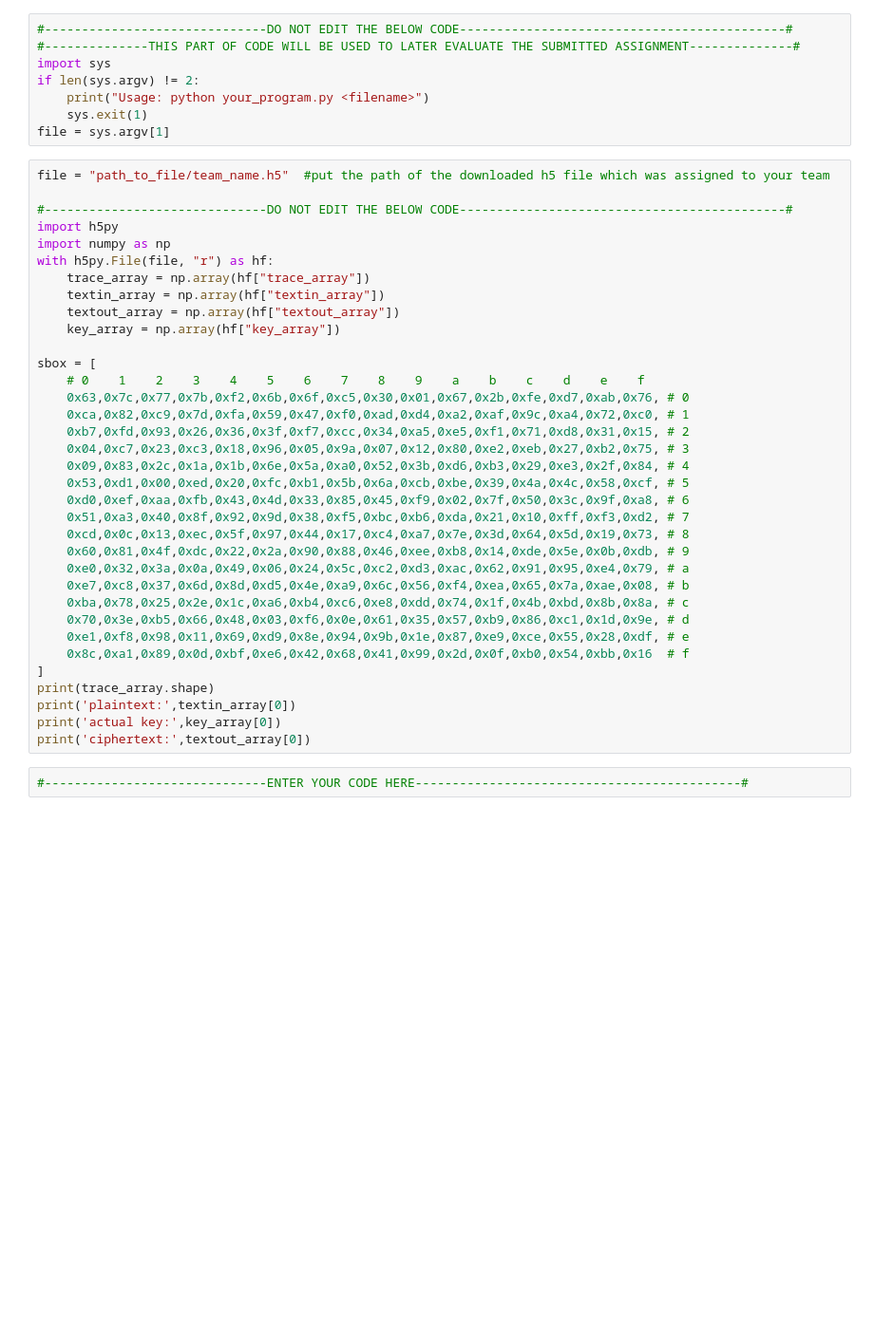
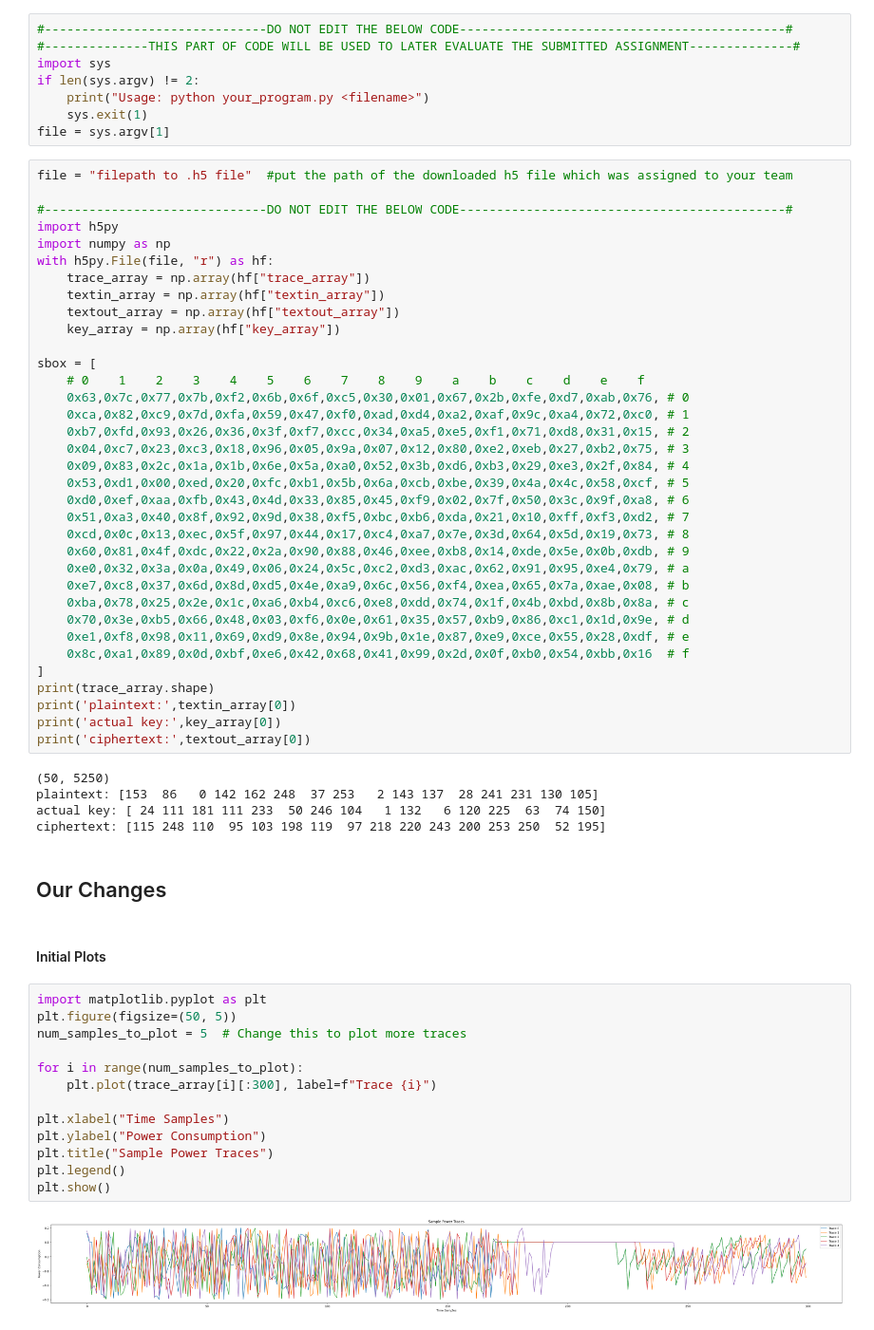
Before and after one commit to bhavdxt10/AES-Correlation-Power-Analysis-PA2, a Jupyter notebook: assignment2.ipynb, the cells around one changed output. Shown at 95% size. Saved outputs shown, nothing was run; the diff lists cells and outputs as text; blank space fills up the shorter version.

Commit message:
[FEAT] initial algorithm | Equal Contribution By All Members

```diff
--- a/assignment2.ipynb
+++ b/assignment2.ipynb
@@ -7,7 +7,7 @@ if len(sys.argv) != 2:
     sys.exit(1)
 file = sys.argv[1]
 # %%
-file = "path_to_file/team_name.h5"  #put the path of the downloaded h5 file which was assigned to your team
+file = "filepath to .h5 file"  #put the path of the downloaded h5 file which was assigned to your team
 
 #------------------------------DO NOT EDIT THE BELOW CODE--------------------------------------------#
 import h5py
@@ -41,5 +41,27 @@ print(trace_array.shape)
 print('plaintext:',textin_array[0])
 print('actual key:',key_array[0])
 print('ciphertext:',textout_array[0])
+# %% [output]
+(50, 5250)
+plaintext: [153  86   0 142 162 248  37 253   2 143 137  28 241 231 130 105]
+actual key: [ 24 111 181 111 233  50 246 104   1 132   6 120 225  63  74 150]
+ciphertext: [115 248 110  95 103 198 119  97 218 220 243 200 253 250  52 195]
-# %%
-#------------------------------ENTER YOUR CODE HERE--------------------------------------------#
+# %% [markdown]
+## Our Changes
+# %% [markdown]
+#### Initial Plots
+# %%
+import matplotlib.pyplot as plt
+plt.figure(figsize=(50, 5))
+num_samples_to_plot = 5  # Change this to plot more traces
+
+for i in range(num_samples_to_plot):
+    plt.plot(trace_array[i][:300], label=f"Trace {i}")
+
+plt.xlabel("Time Samples")
+plt.ylabel("Power Consumption")
+plt.title("Sample Power Traces")
+plt.legend()
+plt.show()
+# %% [output]
+[figure, added]
```
Also changed, not shown: parts of 5 cells of this notebook.
